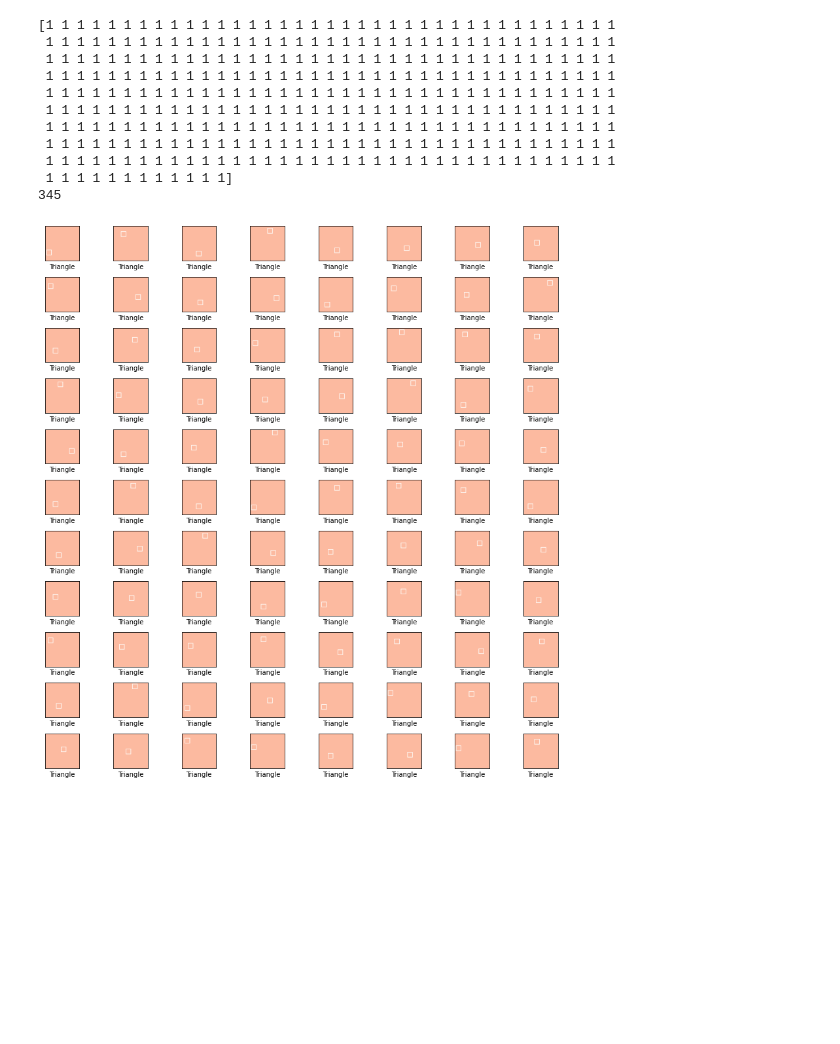
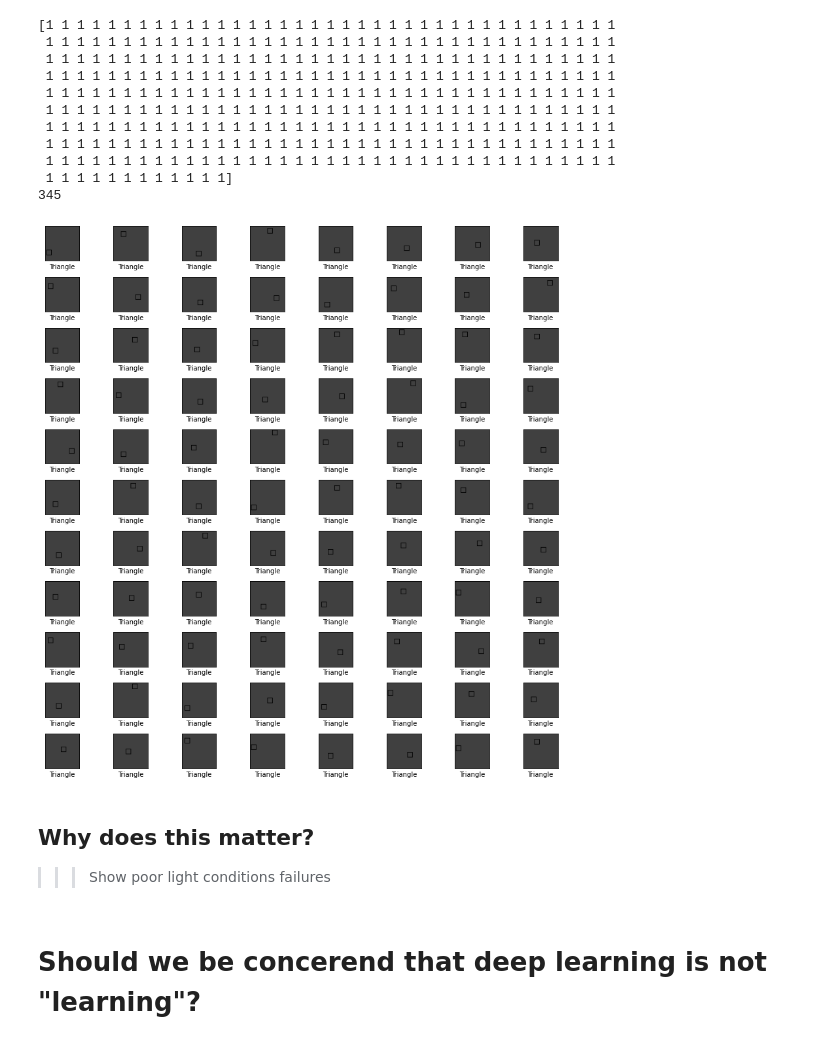
Before and after one commit to fau-masters-collected-works-cgarbin/machine-learning-but-not-understanding, a Jupyter notebook: deep_learning_but_not_understanding.ipynb, the cells around one changed output. Cells and saved outputs as stored; diff of their text form; code cells hidden in the pictures; blank space fills up the shorter version.

```diff
--- a/deep_learning_but_not_understanding.ipynb
+++ b/deep_learning_but_not_understanding.ipynb
@@ -263,14 +322,19 @@ print(len(pred_label))
 # %%
 plt.figure(figsize=(12,12))
 for i in range(88):
     plt.subplot(11,8,i+1)
     plt.xticks([])
     plt.yticks([])
     plt.grid(False)
-    cmap = 'gray' if pred_label[i] == 0 else 'Reds'
-    plt.imshow(dark_squares[i], cmap=cmap, vmin=0.0, vmax=1.0)
+    plt.imshow(dark_squares[i], cmap='gray', vmin=0.0, vmax=1.0)
     plt.xlabel(class_names[pred_label[i]])
 plt.tight_layout()
 plt.show()
 # %% [output]
-[figure, old version]
+[figure, new version]
+# %% [markdown]
+## Why does this matter?
+
+>>> Show poor light conditions failures
+# %% [markdown]
+# Should we be concerend that deep learning is not "learning"?
```
Also changed, not shown: parts of 12 cells of this notebook, 3 other files.
